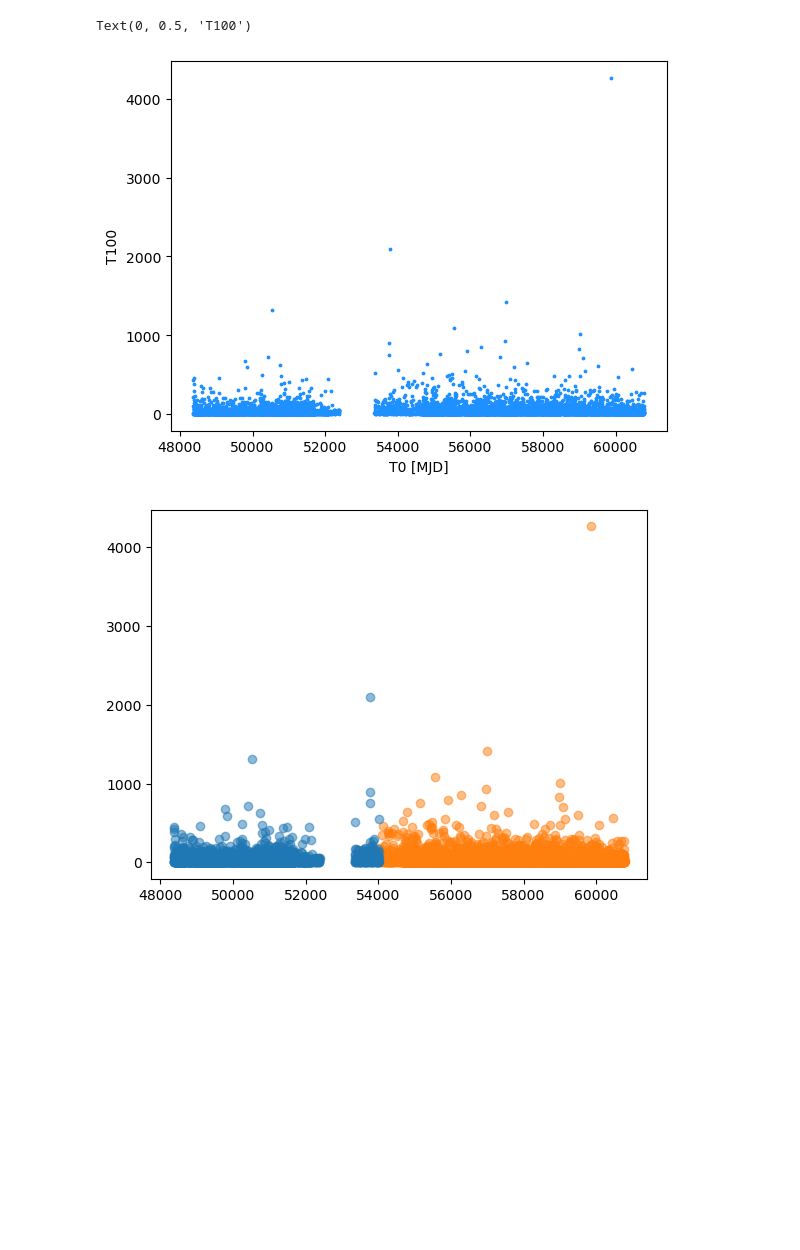
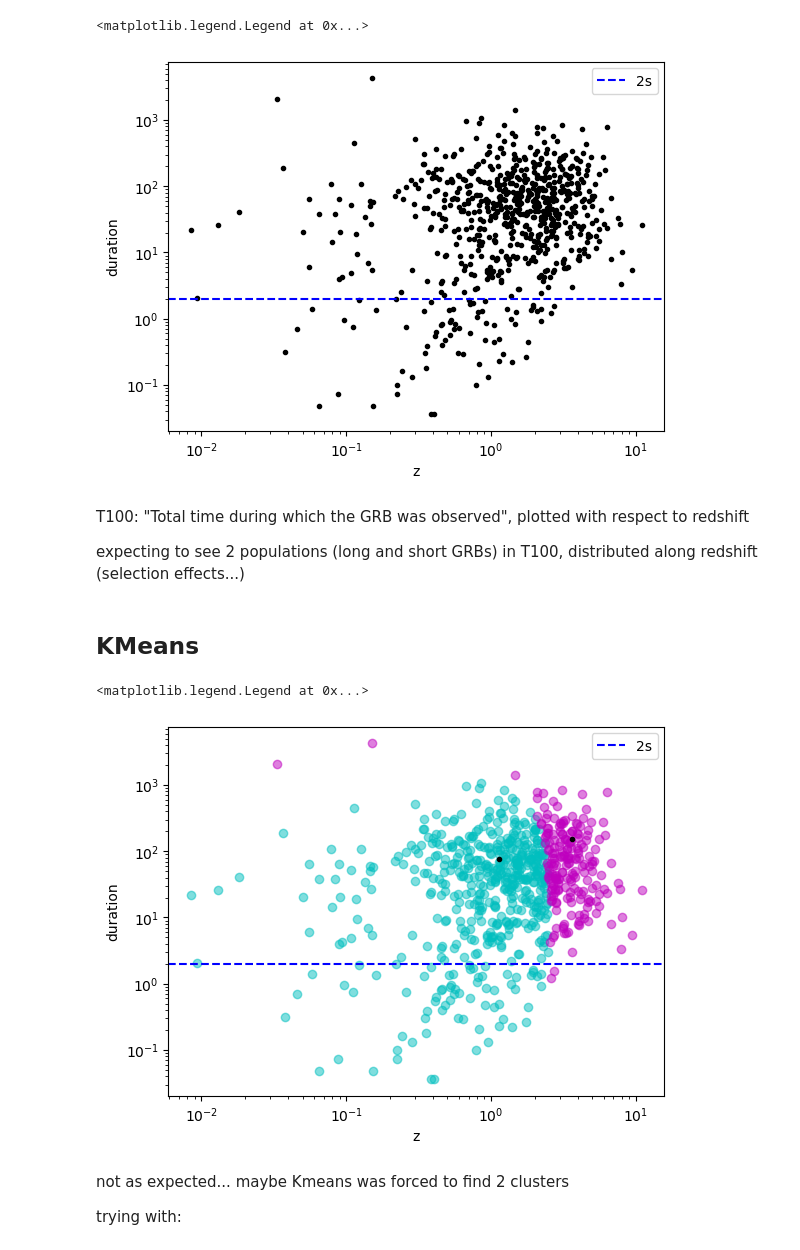
Before and after one commit to Giulia7T/ilovegit, a Jupyter notebook: 14_gamma.ipynb, the cells around one changed output. Cells and saved outputs as stored; diff of their text form; code cells hidden in the pictures; blank space fills up the shorter version.

```diff
--- a/14_gamma.ipynb
+++ b/14_gamma.ipynb
@@ -45,31 +47,50 @@ table = table.replace(-999, np.nan)
 # %%
-plt.scatter(table["mjd_(T0)"], table["'T100'"], color="dodgerblue", s=3)
-plt.xlabel("T0 [MJD]")
-plt.ylabel("T100")
-#plt.ylim(-10, 1000)
-#duration and starting time, expecting to see 2 populations, long and short GRB
-#but probably it's just a pause between observations
+plt.plot(data_GRB["redshift"], data_GRB["'T100'"], ".k")
+plt.xlabel("z")
+plt.ylabel("duration")
+plt.xscale("log")
+plt.yscale("log")
+plt.axhline(2, ls="--", color="b", label="2s")
+plt.legend()
 # %% [output]
-Text(0, 0.5, 'T100')
+<matplotlib.legend.Legend at 0x...>
-[figure, old version]
+[figure, new version]
-# %%
-xx = []
-yy = []
-for i in range(len(table)):
-    if ~np.isnan(table["mjd_(T0)"][i]) and ~np.isnan(table["'T100'"][i]):
-        xx.append(table["mjd_(T0)"][i])
-        yy.append(table["'T100'"][i])
+# %% [markdown]
+T100: "Total time during which the GRB was observed", plotted with respect to redshift
+
+expecting to see 2 populations (long and short GRBs) in T100, distributed along redshift (selection effects...)
+# %% [markdown]
+## KMeans
+# %%
+#selecting the measurements which are present in both (the not NaNs)
+z = data_GRB["redshift"][~np.isnan(data_GRB["redshift"]) & ~np.isnan(data_GRB["'T100'"])]
+t = data_GRB["'T100'"][~np.isnan(data_GRB["redshift"]) & ~np.isnan(data_GRB["'T100'"])]
+
+X = np.array([z, t]).T
+#scaling to mean and unit variance
+scaler = preprocessing.StandardScaler()
+X_scaled = scaler.fit_transform(X)
+
+N_c = 2
+clus = KMeans(n_clusters=N_c, n_init="auto")
+clus.fit(X_scaled)
+centres = scaler.inverse_transform(clus.cluster_centers_)
+labels = clus.predict(X_scaled)
 # %%
-X = np.array([xx, yy]).T
-clf = KMeans(n_clusters=2, n_init='auto')
-clf.fit(X)
-centers = clf.cluster_centers_ #location of the clusters
-labels = clf.predict(X) #labels for each of the points
-
-# plot the data color-coded by cluster id
-colors = ['C1', 'C0', 'C2']
-for ii in range(3):
-    plt.scatter(X[labels==ii, 0], X[labels==ii, 1], color=colors[ii], alpha=0.5)
-#...mmmm
+c = ["c", "m"]
+for i in range(N_c):
+    plt.scatter(X[labels==i, 0], X[labels==i, 1], color=c[i], alpha=0.5)
+plt.plot(centres[:, 0], centres[:, 1], ".k")
+plt.xlabel("z")
+plt.ylabel("duration")
+plt.xscale("log")
+plt.yscale("log")
+plt.axhline(2, ls="--", color="b", label="2s")
+plt.legend()
 # %% [output]
+<matplotlib.legend.Legend at 0x...>
-[figure, old version]
+[figure, new version]
+# %% [markdown]
+not as expected... maybe Kmeans was forced to find 2 clusters
+
+trying with:
```
Also changed, not shown: parts of 25 cells of this notebook.
